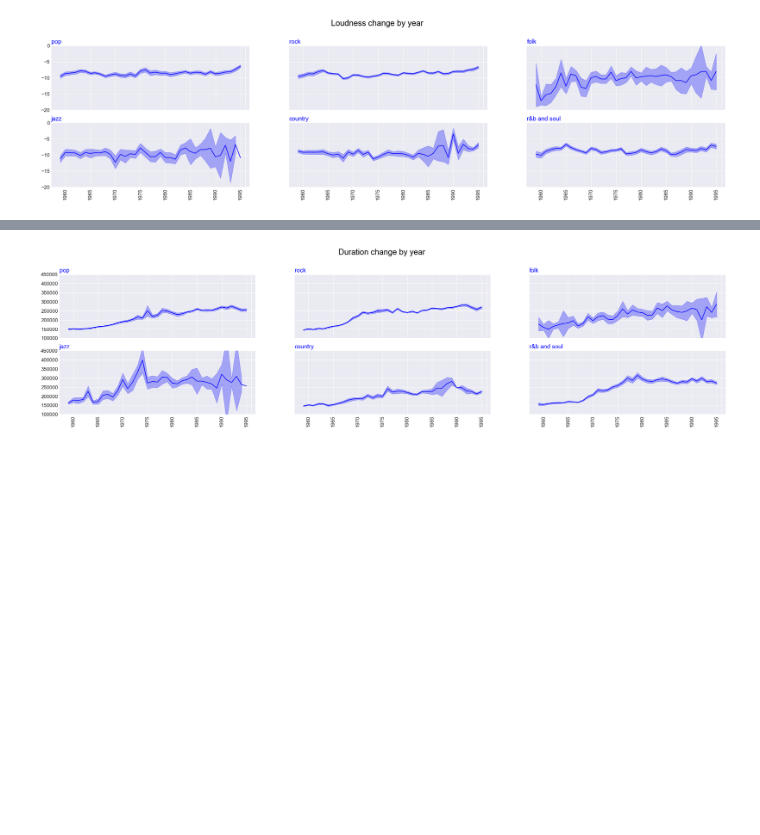
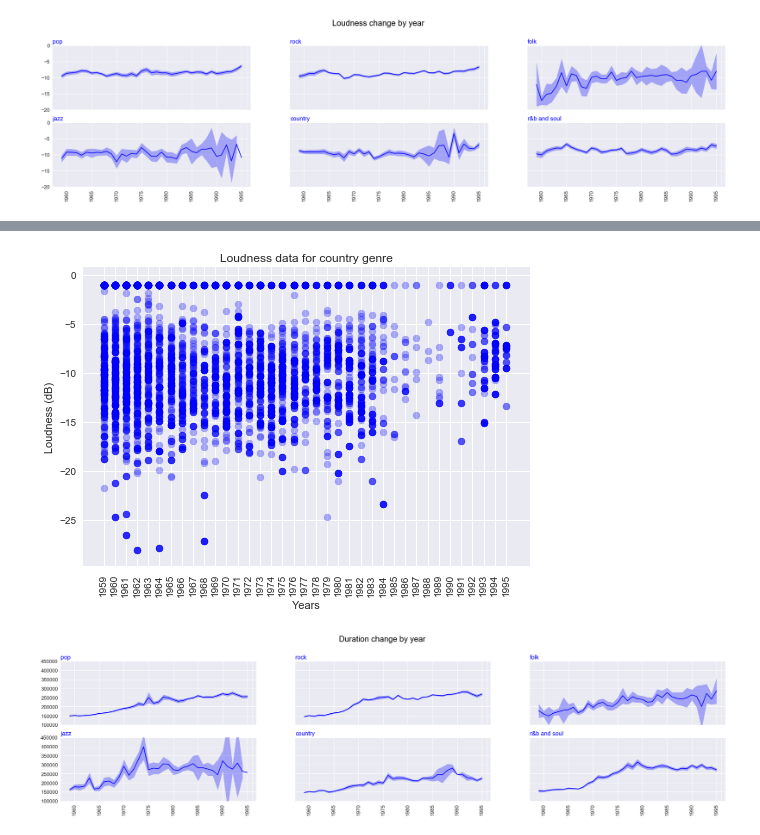
Before and after one commit to VBernasconi/digital_musicology, a Jupyter notebook: Exploratory_analysis_by_genre.ipynb, the cells around one changed output, grey strips where cells are left out. Cells and saved outputs as stored; diff of their text form; code cells hidden in the pictures; blank space fills up the shorter version.

```diff
--- a/Exploratory_analysis_by_genre.ipynb
+++ b/Exploratory_analysis_by_genre.ipynb
@@ -174,3 +192,7 @@ plot_by_genre(df_, 'Loudness', -20, 0, 'loudness_by_genre.png')
+# %%
+plot_scatter_plot(df_['year'], df_['country'], 'Loudness data for country genre', 'Loudness (dB)', 'loudness_country.png')
+# %% [output]
+[figure, added]
 # %%
 df_ = make_dataframe_per_genre('duration_ms')
 plot_by_genre(df_, 'Duration', 100000, 450000, 'duration_by_genre.png')
```
Also changed, not shown: parts of 15 cells of this notebook.
